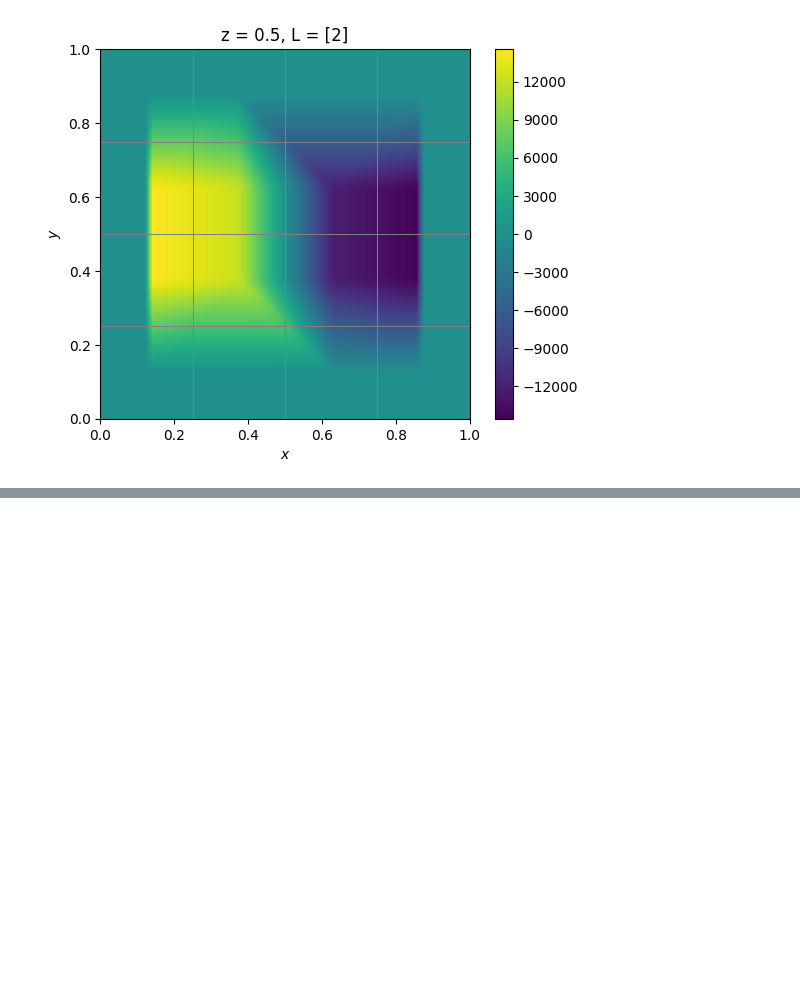
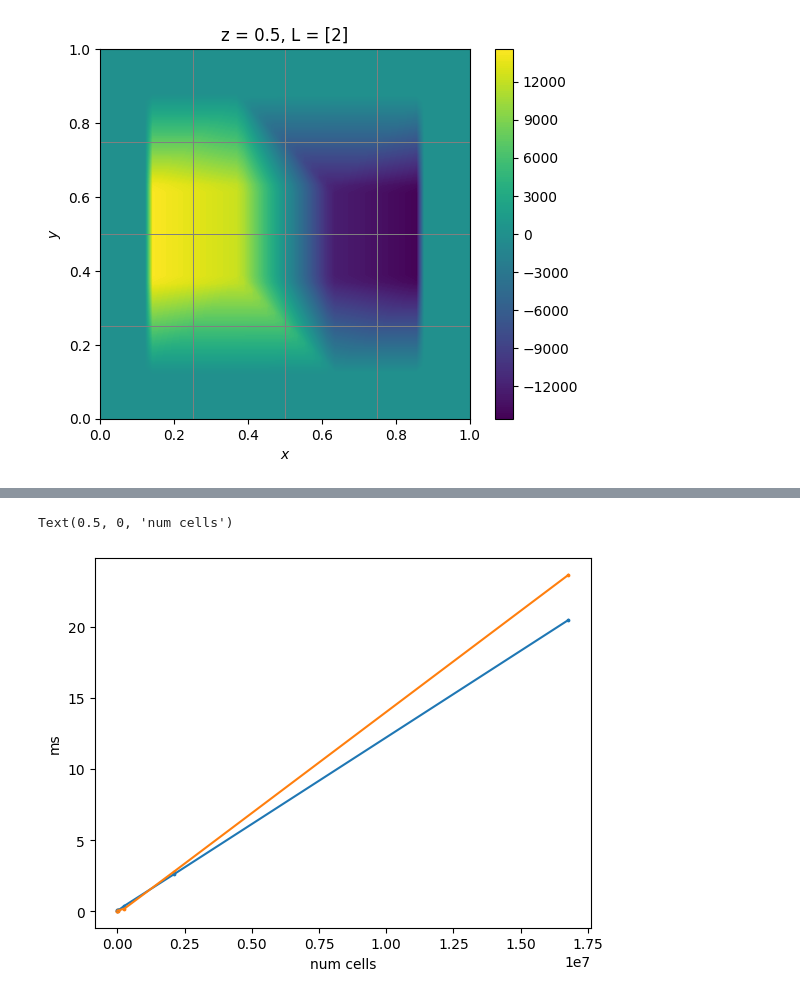
Before and after one commit to 314152718/amr-gpu, a Jupyter notebook: visualize.ipynb, the cells around one changed output, grey strips where cells are left out. Cells and saved outputs as stored; diff of their text form; code cells hidden in the pictures; blank space fills up the shorter version.

```diff
--- a/visualize.ipynb
+++ b/visualize.ipynb
@@ -284,0 +301,10 @@ plt.close()
+# %%
+plt.scatter(times_matrix_df.num_cells[:-1], times_matrix_df.dur_ms[:-1], s=3)
+plt.scatter(times_hashtable_df.num_cells[:-1], times_hashtable_df.dur_ms[:-1], s=3)
+plt.plot(times_matrix_df.num_cells[:-1], times_matrix_df.dur_ms[:-1])
+plt.plot(times_hashtable_df.num_cells[:-1], times_hashtable_df.dur_ms[:-1])
+plt.ylabel('ms')
+plt.xlabel('num cells')
+# %% [output]
+Text(0.5, 0, 'num cells')
+[figure, added]
```
Also changed, not shown: parts of 4 cells of this notebook.
